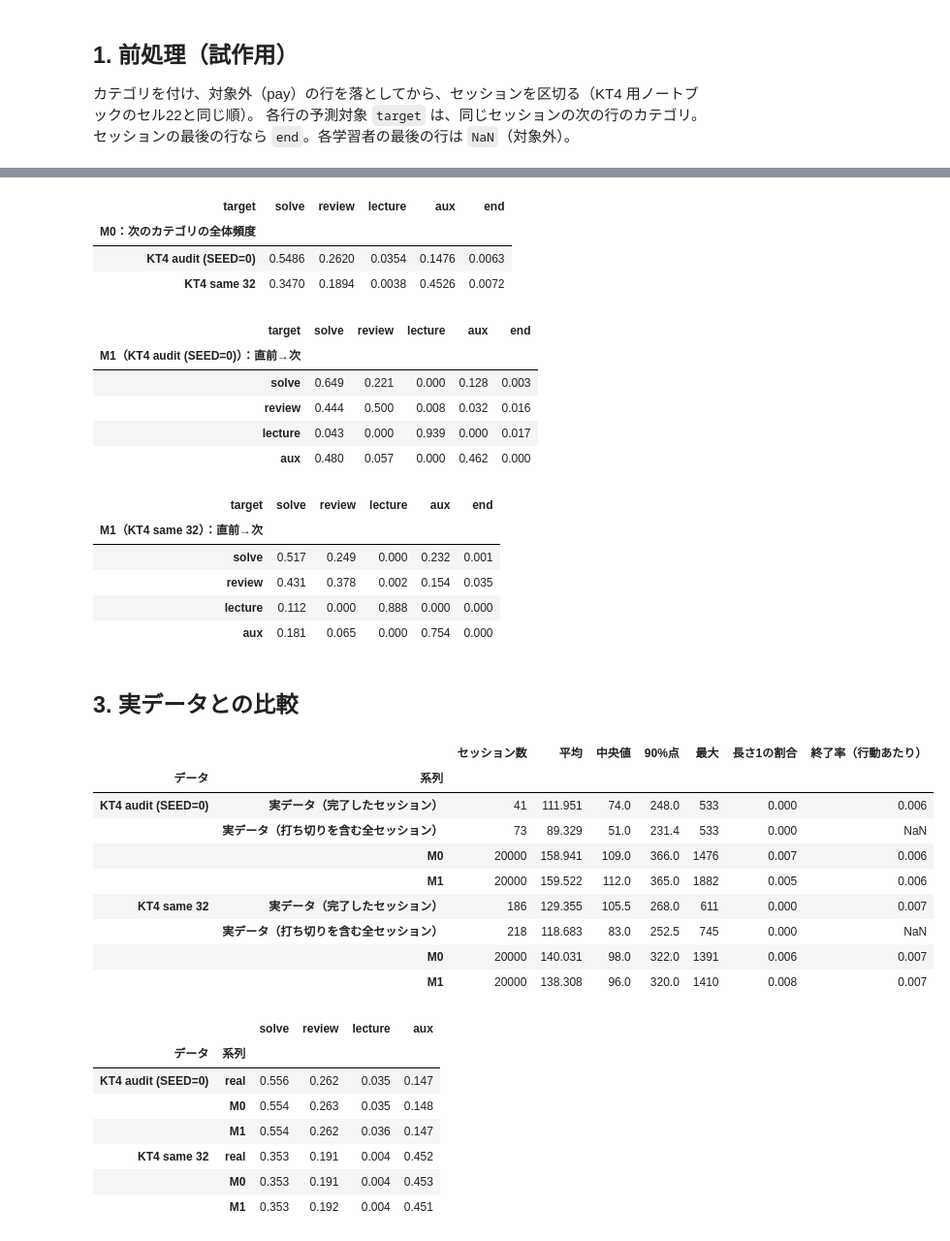
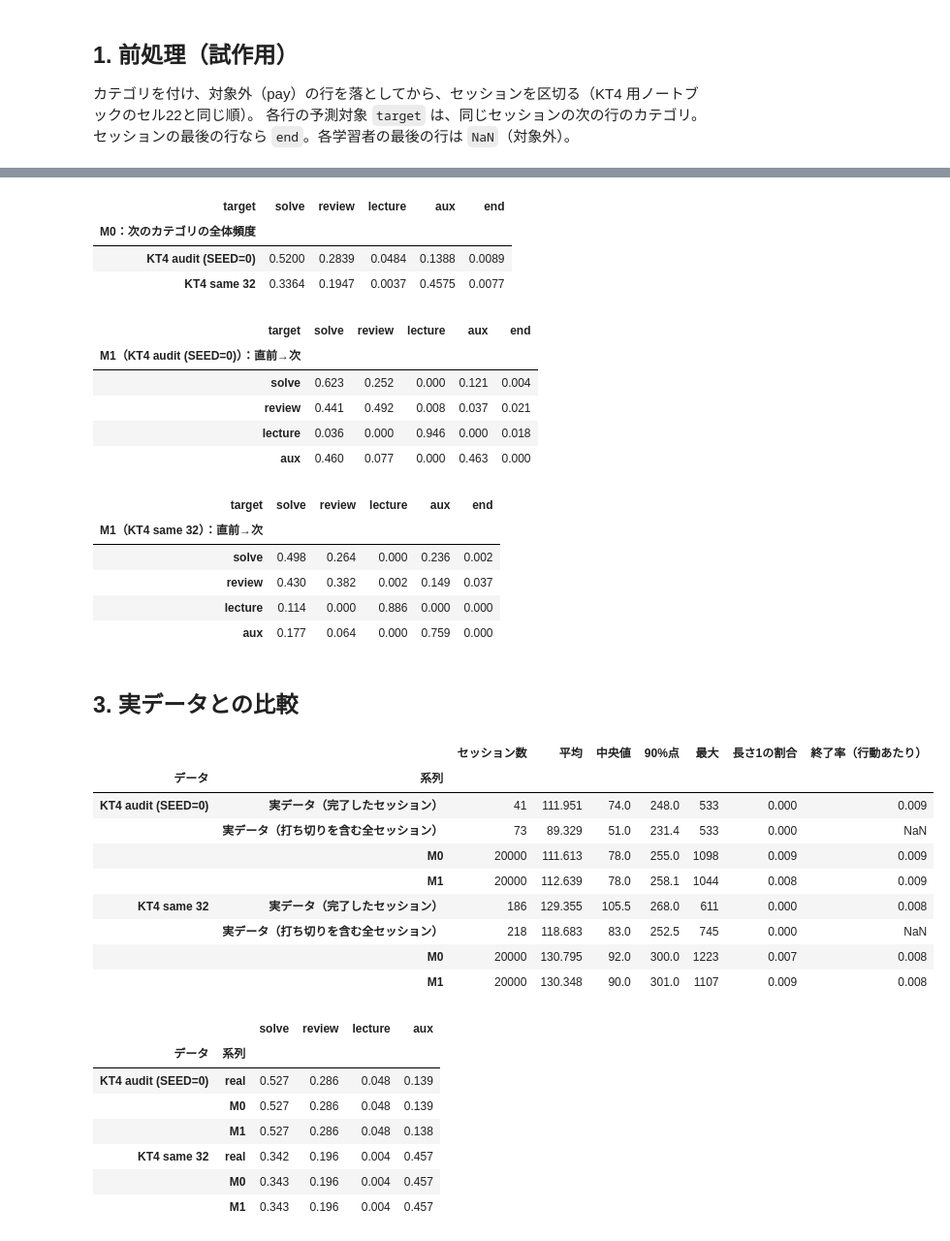
Before and after one commit to Hiromu-0219/ednet-learner-modeling, a Jupyter notebook: notebooks/sim_pilot_markov.ipynb, the cells around one changed output, grey strips where cells are left out. Shown at 97% size. Saved outputs shown, nothing was run; the diff lists cells and outputs as text; code cells hidden in the pictures.

```diff
--- a/notebooks/sim_pilot_markov.ipynb
+++ b/notebooks/sim_pilot_markov.ipynb
@@ -86,8 +92,9 @@ pd.DataFrame({name: {"行": len(d), "学習者": d["user_id"].nunique(),
 - 生成：開始カテゴリを引き、`end` が出るまで次のカテゴリを引き続ける。セッション長は行動の数（開始の行を含む）
 # %%
 def fit(d):
-    t = d.dropna(subset=["target"])
-    start = d.groupby(["user_id", "session_id"])["category"].first().value_counts(normalize=True).reindex(STATES, fill_value=0)
+    c = d[~d["censored_session"]]              # D8：推定は完了したセッションだけ
+    t = c.dropna(subset=["target"])
+    start = c.groupby(["user_id", "session_id"])["category"].first().value_counts(normalize=True).reindex(STATES, fill_value=0)
     m0 = t["target"].value_counts(normalize=True).reindex(OUTCOMES, fill_value=0)
     m1 = pd.crosstab(t["category"], t["target"], normalize="index").reindex(index=STATES, columns=OUTCOMES, fill_value=0)
     return start, m0, m1
@@ -122,69 +129,69 @@ for name, f in FITS.items():
 # %% [output]
 | target | solve | review | lecture | aux | end |
 | M0：次のカテゴリの全体頻度 |  |  |  |  |  |
-| KT4 audit (SEED=0) | 0.5486 | 0.2620 | 0.0354 | 0.1476 | 0.0063 |
-| KT4 same 32 | 0.3470 | 0.1894 | 0.0038 | 0.4526 | 0.0072 |
+| KT4 audit (SEED=0) | 0.5200 | 0.2839 | 0.0484 | 0.1388 | 0.0089 |
+| KT4 same 32 | 0.3364 | 0.1947 | 0.0037 | 0.4575 | 0.0077 |
 | target | solve | review | lecture | aux | end |
 | M1（KT4 audit (SEED=0)）：直前→次 |  |  |  |  |  |
-| solve | 0.649 | 0.221 | 0.000 | 0.128 | 0.003 |
-| review | 0.444 | 0.500 | 0.008 | 0.032 | 0.016 |
-| lecture | 0.043 | 0.000 | 0.939 | 0.000 | 0.017 |
-| aux | 0.480 | 0.057 | 0.000 | 0.462 | 0.000 |
+| solve | 0.623 | 0.252 | 0.000 | 0.121 | 0.004 |
+| review | 0.441 | 0.492 | 0.008 | 0.037 | 0.021 |
+| lecture | 0.036 | 0.000 | 0.946 | 0.000 | 0.018 |
+| aux | 0.460 | 0.077 | 0.000 | 0.463 | 0.000 |
 | target | solve | review | lecture | aux | end |
 | M1（KT4 same 32）：直前→次 |  |  |  |  |  |
-| solve | 0.517 | 0.249 | 0.000 | 0.232 | 0.001 |
-| review | 0.431 | 0.378 | 0.002 | 0.154 | 0.035 |
-| lecture | 0.112 | 0.000 | 0.888 | 0.000 | 0.000 |
-| aux | 0.181 | 0.065 | 0.000 | 0.754 | 0.000 |
+| solve | 0.498 | 0.264 | 0.000 | 0.236 | 0.002 |
+| review | 0.430 | 0.382 | 0.002 | 0.149 | 0.037 |
+| lecture | 0.114 | 0.000 | 0.886 | 0.000 | 0.000 |
+| aux | 0.177 | 0.064 | 0.000 | 0.759 | 0.000 |
 # %% [markdown]
 ## 3. 実データとの比較
 # %%
 def real_lengths(d, completed_only=True):
     x = d[~d["censored_session"]] if completed_only else d
     return x.groupby(["user_id", "session_id"]).size().to_numpy()
 
 def length_summary(L):
     L = np.asarray(L)
     return {"セッション数": len(L), "平均": L.mean(), "中央値": np.median(L), "90%点": np.quantile(L, 0.9),
             "最大": L.max(), "長さ1の割合": (L == 1).mean()}
 
 rows, freq = [], {}
 for name, d in DATA.items():
     t = d.dropna(subset=["target"])
     real_c = real_lengths(d)
     rows.append({"データ": name, "系列": "実データ（完了したセッション）", **length_summary(real_c),
-                 "終了率（行動あたり）": t["target"].eq("end").mean()})
+                 "終了率（行動あたり）": t.loc[~t["censored_session"], "target"].eq("end").mean()})
     rows.append({"データ": name, "系列": "実データ（打ち切りを含む全セッション）", **length_summary(real_lengths(d, False)),
                  "終了率（行動あたり）": np.nan})
-    freq[(name, "real")] = d["category"].value_counts(normalize=True).reindex(STATES, fill_value=0)
+    freq[(name, "real")] = d.loc[~d["censored_session"], "category"].value_counts(normalize=True).reindex(STATES, fill_value=0)  # 完了したセッション
     for model, sess in SIMS[name].items():
         L = np.array([len(s) for s in sess])
         rows.append({"データ": name, "系列": model, **length_summary(L), "終了率（行動あたり）": len(L) / L.sum()})
         freq[(name, model)] = pd.Series(np.concatenate(sess)).value_counts(normalize=True).reindex(STATES, fill_value=0)
 COMPARE = pd.DataFrame(rows).set_index(["データ", "系列"])
 display(COMPARE.round(3))
 FREQ = pd.DataFrame(freq).T
 FREQ.index.names = ["データ", "系列"]
 FREQ.round(3)
 # %% [output]
 |  |  | セッション数 | 平均 | 中央値 | 90%点 | 最大 | 長さ1の割合 | 終了率（行動あたり） |
 | データ | 系列 |  |  |  |  |  |  |  |
-| KT4 audit (SEED=0) | 実データ（完了したセッション） | 41 | 111.951 | 74.0 | 248.0 | 533 | 0.000 | 0.006 |
+| KT4 audit (SEED=0) | 実データ（完了したセッション） | 41 | 111.951 | 74.0 | 248.0 | 533 | 0.000 | 0.009 |
 |  | 実データ（打ち切りを含む全セッション） | 73 | 89.329 | 51.0 | 231.4 | 533 | 0.000 | NaN |
-|  | M0 | 20000 | 158.941 | 109.0 | 366.0 | 1476 | 0.007 | 0.006 |
-|  | M1 | 20000 | 159.522 | 112.0 | 365.0 | 1882 | 0.005 | 0.006 |
-| KT4 same 32 | 実データ（完了したセッション） | 186 | 129.355 | 105.5 | 268.0 | 611 | 0.000 | 0.007 |
+|  | M0 | 20000 | 111.613 | 78.0 | 255.0 | 1098 | 0.009 | 0.009 |
+|  | M1 | 20000 | 112.639 | 78.0 | 258.1 | 1044 | 0.008 | 0.009 |
+| KT4 same 32 | 実データ（完了したセッション） | 186 | 129.355 | 105.5 | 268.0 | 611 | 0.000 | 0.008 |
 |  | 実データ（打ち切りを含む全セッション） | 218 | 118.683 | 83.0 | 252.5 | 745 | 0.000 | NaN |
-|  | M0 | 20000 | 140.031 | 98.0 | 322.0 | 1391 | 0.006 | 0.007 |
-|  | M1 | 20000 | 138.308 | 96.0 | 320.0 | 1410 | 0.008 | 0.007 |
+|  | M0 | 20000 | 130.795 | 92.0 | 300.0 | 1223 | 0.007 | 0.008 |
+|  | M1 | 20000 | 130.348 | 90.0 | 301.0 | 1107 | 0.009 | 0.008 |
 |  |  | solve | review | lecture | aux |
 | データ | 系列 |  |  |  |  |
-| KT4 audit (SEED=0) | real | 0.556 | 0.262 | 0.035 | 0.147 |
-|  | M0 | 0.554 | 0.263 | 0.035 | 0.148 |
-|  | M1 | 0.554 | 0.262 | 0.036 | 0.147 |
-| KT4 same 32 | real | 0.353 | 0.191 | 0.004 | 0.452 |
-|  | M0 | 0.353 | 0.191 | 0.004 | 0.453 |
-|  | M1 | 0.353 | 0.192 | 0.004 | 0.451 |
+| KT4 audit (SEED=0) | real | 0.527 | 0.286 | 0.048 | 0.139 |
+|  | M0 | 0.527 | 0.286 | 0.048 | 0.139 |
+|  | M1 | 0.527 | 0.286 | 0.048 | 0.138 |
+| KT4 same 32 | real | 0.342 | 0.196 | 0.004 | 0.457 |
+|  | M0 | 0.343 | 0.196 | 0.004 | 0.457 |
+|  | M1 | 0.343 | 0.196 | 0.004 | 0.457 |
 # %%
 fig, axes = plt.subplots(1, 2, figsize=(9, 3.4), sharey=True)
 for ax, (name, d) in zip(axes, DATA.items()):
```
Also changed, not shown: parts of 6 cells of this notebook, 3 other files.
